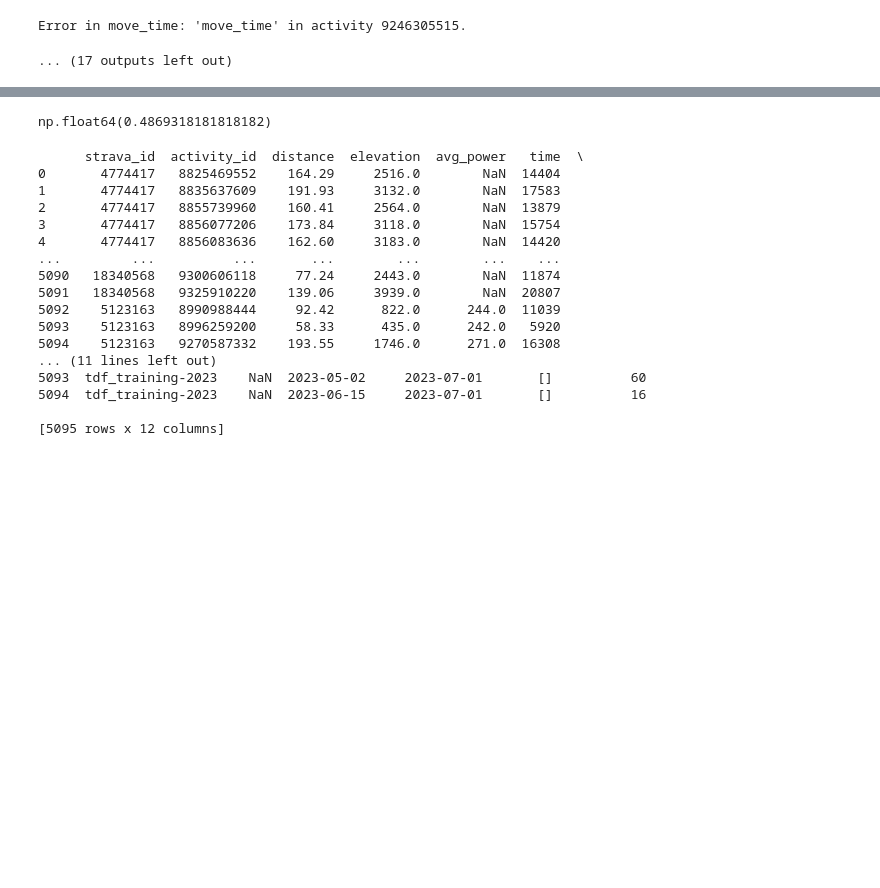
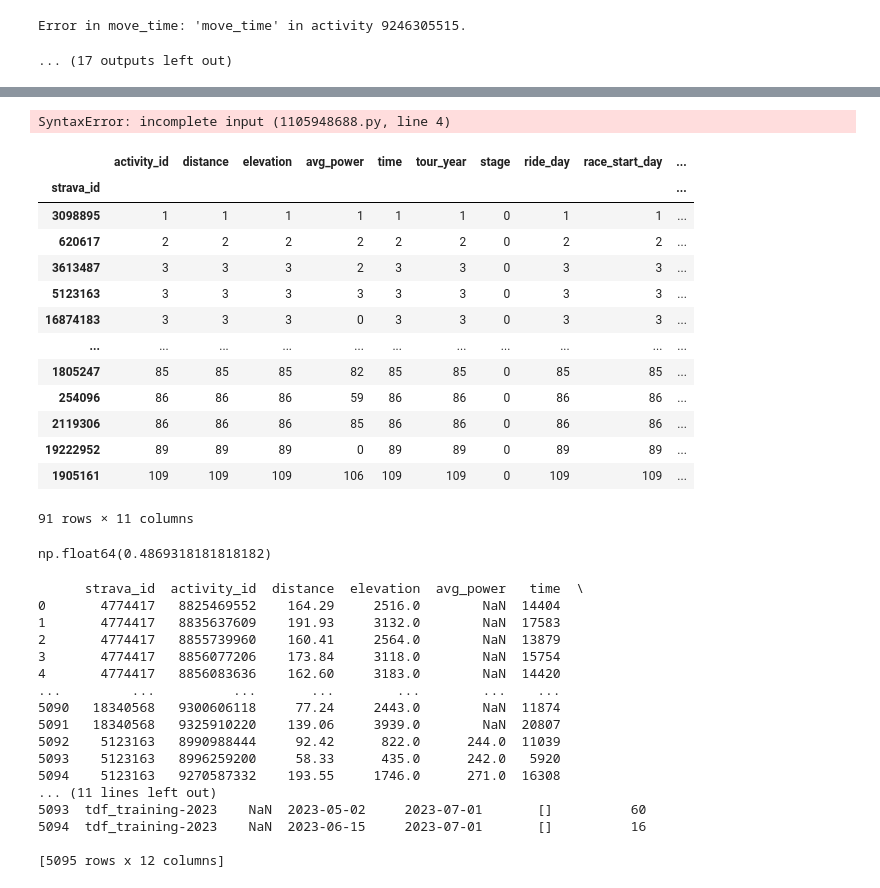
Before and after one commit to heineborell/grand_tours, a Jupyter notebook: neal_notebooks/predict_winner_data_prep.ipynb, the cells around one changed output, grey strips where cells are left out. Cells and saved outputs as stored; diff of their text form; code cells hidden in the pictures; blank space fills up the shorter version.

```diff
--- a/neal_notebooks/predict_winner_data_prep.ipynb
+++ b/neal_notebooks/predict_winner_data_prep.ipynb
@@ -122,0 +192,8 @@ Error in move_time: 'move_time' in activity 11871368494.
+# %%
+#compute average speed for a given ride and convert to km/h for interpretability
+training_data['average_speed'] = training_data.distance/training_data.time * 3600
+
+for k in range(0, len(race_data)):
+    id = race_data.loc[k, 'strava_id']
+    race_data.loc[k, 'mean_train_average_speed'] = \
+        training_data[['strava_id', 'average_speed']].groupby(by='strava_id').mean().loc[id,'average_speed']
@@ -123,3 +230,32 @@ Error in move_time: 'move_time' in activity 11871368494.
+# %%
+#I want to include a feature by looking up an athlete's ID number and filling in training data
+race_data['avg_train_dist'] = 0
+for k in range(0, len(race_data)):
+    try: #return the average training distance
+        id = race_data['strava_id'][k]
+        race_data.loc[k, 'avg_train_dist'] = \
+            training_data[['strava_id', 'distance']].groupby(by='strava_id').mean(numeric_only=True).loc[id]
+    #except KeyError: #drop the row from the race data if there is no training data for that athlete
+        #race_data.drop(labels=)
+# %% [output]
+SyntaxError: incomplete input (1105948688.py, line 4)
+# %%
+training_data.groupby(by='strava_id').count().sort_values(by='activity_id')
+# %% [output]
+|  | activity_id | distance | elevation | avg_power | time | tour_year | stage | ride_day | race_start_day | ... |
+| strava_id |  |  |  |  |  |  |  |  |  | ... |
+| 3098895 | 1 | 1 | 1 | 1 | 1 | 1 | 0 | 1 | 1 | ... |
+| 620617 | 2 | 2 | 2 | 2 | 2 | 2 | 0 | 2 | 2 | ... |
+| 3613487 | 3 | 3 | 3 | 2 | 3 | 3 | 0 | 3 | 3 | ... |
+| 5123163 | 3 | 3 | 3 | 3 | 3 | 3 | 0 | 3 | 3 | ... |
+| 16874183 | 3 | 3 | 3 | 0 | 3 | 3 | 0 | 3 | 3 | ... |
+| ... | ... | ... | ... | ... | ... | ... | ... | ... | ... | ... |
+| 1805247 | 85 | 85 | 85 | 82 | 85 | 85 | 0 | 85 | 85 | ... |
+| 254096 | 86 | 86 | 86 | 59 | 86 | 86 | 0 | 86 | 86 | ... |
+| 2119306 | 86 | 86 | 86 | 85 | 86 | 86 | 0 | 86 | 86 | ... |
+| 19222952 | 89 | 89 | 89 | 0 | 89 | 89 | 0 | 89 | 89 | ... |
+| 1905161 | 109 | 109 | 109 | 106 | 109 | 109 | 0 | 109 | 109 | ... |
+91 rows × 11 columns
 # %%
 race_data.avg_power.isna().sum()/len(race_data)
 # %% [output]
```
Also changed, not shown: parts of 22 cells of this notebook.
